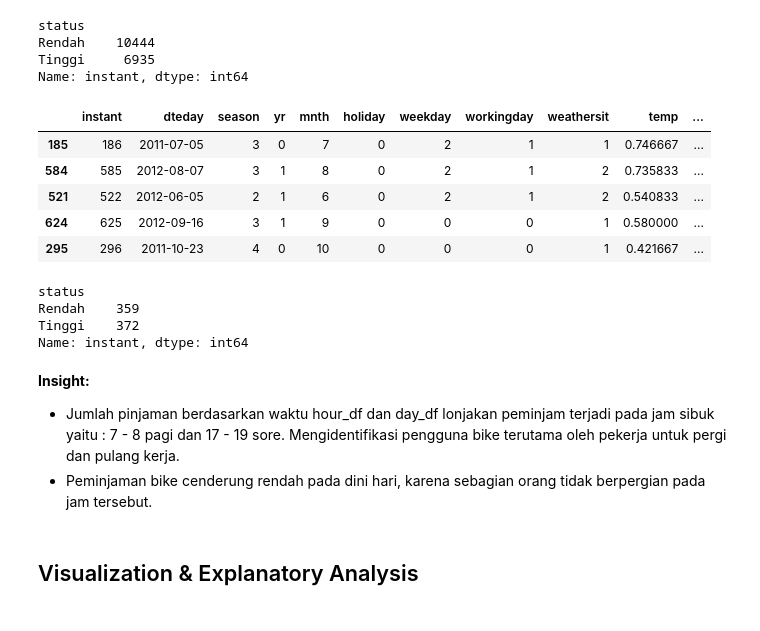
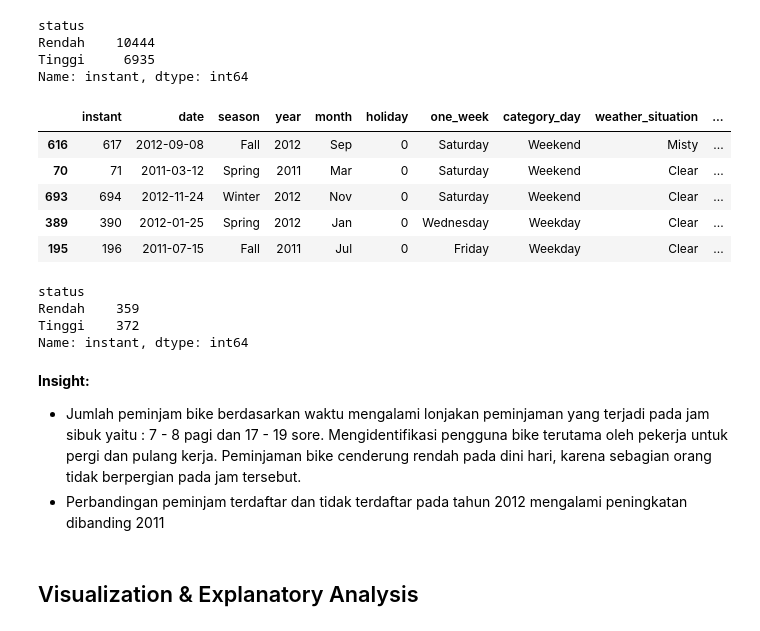
Before and after one commit to tianiayu/Submission-1-ADP-Dicoding, a Jupyter notebook: notebook.ipynb, the cells around one changed output. Cells and saved outputs as stored; diff of their text form; code cells hidden in the pictures.

```diff
--- a/notebook.ipynb
+++ b/notebook.ipynb
@@ -234,0 +180,4 @@ memory usage: 2.3 MB
+# %%
+hour_df.rename(columns={'yr':'year','hr':'hours','mnth':'month','weekday':'one_week', 'weathersit':'weather_situation','windspeed':'wind_speed','cnt':'total_count','hum':'humidity', 'dteday':'date', 'workingday':'category_day'},inplace=True)
+# %%
+day_df.rename(columns={'yr':'year','mnth':'month','weekday':'one_week', 'weathersit':'weather_situation', 'windspeed':'wind_speed','cnt':'total_count','hum':'humidity','dteday':'date', 'workingday':'category_day'},inplace=True)
@@ -234,0 +186,6 @@ memory usage: 2.3 MB
+# %%
+columns = ['season', 'month', 'holiday', 'one_week', 'weather_situation', 'category_day']
+
+for column in columns:
+    day_df[column] =  day_df[column].astype("category")
+    hour_df[column] =  hour_df[column].astype("category")
@@ -234,0 +233,10 @@ memory usage: 2.3 MB
+# %%
+one_week = ["Monday", "Tuesday", "Wednesday", "Thursday", "Friday", "Saturday", "Sunday"]
+def get_category_day(one_week):
+    if one_week in ["Saturday", "Sunday"]:
+        return "Weekend"
+    else:
+        return "Weekday"
+
+hour_df["category_day"] = hour_df["one_week"].apply(get_category_day)
+day_df["category_day"] = day_df["one_week"].apply(get_category_day)
@@ -363,17 +386,17 @@ Rendah    10444
 Tinggi     6935
 Name: instant, dtype: int64
 # %%
-day_df["status"] = day_df["cnt"].apply(lambda x:
-    "Rendah" if x <=day_df["cnt"].mean() else "Tinggi")
+day_df["status"] = day_df["total_count"].apply(lambda x:
+    "Rendah" if x <=day_df["total_count"].mean() else "Tinggi")
 
 day_df.sample(5)
 # %% [output]
-|  | instant | dteday | season | yr | mnth | holiday | weekday | workingday | weathersit | temp | ... |
-| 185 | 186 | 2011-07-05 | 3 | 0 | 7 | 0 | 2 | 1 | 1 | 0.746667 | ... |
-| 584 | 585 | 2012-08-07 | 3 | 1 | 8 | 0 | 2 | 1 | 2 | 0.735833 | ... |
-| 521 | 522 | 2012-06-05 | 2 | 1 | 6 | 0 | 2 | 1 | 2 | 0.540833 | ... |
-| 624 | 625 | 2012-09-16 | 3 | 1 | 9 | 0 | 0 | 0 | 1 | 0.580000 | ... |
-| 295 | 296 | 2011-10-23 | 4 | 0 | 10 | 0 | 0 | 0 | 1 | 0.421667 | ... |
+|  | instant | date | season | year | month | holiday | one_week | category_day | weather_situation | ... |
+| 616 | 617 | 2012-09-08 | Fall | 2012 | Sep | 0 | Saturday | Weekend | Misty | ... |
+| 70 | 71 | 2011-03-12 | Spring | 2011 | Mar | 0 | Saturday | Weekend | Clear | ... |
+| 693 | 694 | 2012-11-24 | Winter | 2012 | Nov | 0 | Saturday | Weekend | Clear | ... |
+| 389 | 390 | 2012-01-25 | Spring | 2012 | Jan | 0 | Wednesday | Weekday | Clear | ... |
+| 195 | 196 | 2011-07-15 | Fall | 2011 | Jul | 0 | Friday | Weekday | Clear | ... |
 # %%
 day_df.groupby(by="status").instant.count()
 # %% [output]
@@ -383,8 +406,8 @@ Tinggi    372
 Name: instant, dtype: int64
 # %% [markdown]
 **Insight:**
-- Jumlah pinjaman berdasarkan waktu hour_df dan day_df lonjakan peminjam terjadi pada jam sibuk yaitu : 7 - 8 pagi dan 17 - 19 sore. Mengidentifikasi pengguna bike terutama oleh pekerja untuk pergi dan pulang kerja.
-- Peminjaman bike cenderung rendah pada dini hari, karena sebagian orang tidak berpergian pada jam tersebut.
+- Jumlah peminjam bike berdasarkan waktu mengalami lonjakan peminjaman yang terjadi pada jam sibuk yaitu : 7 - 8 pagi dan 17 - 19 sore. Mengidentifikasi pengguna bike terutama oleh pekerja untuk pergi dan pulang kerja. Peminjaman bike cenderung rendah pada dini hari, karena sebagian orang tidak berpergian pada jam tersebut.
+- Perbandingan peminjam terdaftar dan tidak terdaftar pada tahun 2012 mengalami peningkatan dibanding 2011
 # %% [markdown]
 ## Visualization & Explanatory Analysis
 # %% [markdown]
```
Also changed, not shown: parts of 50 cells of this notebook, 4 other files.
